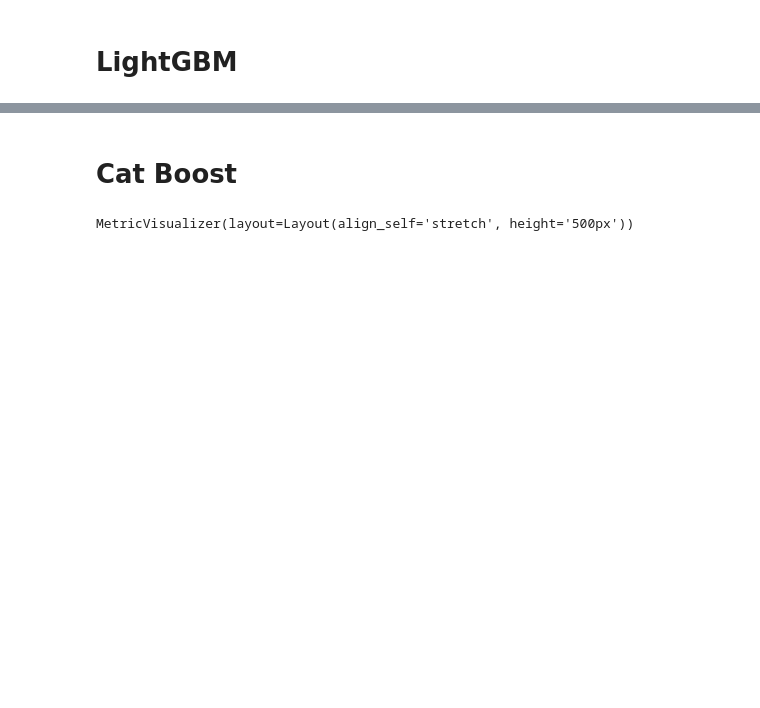
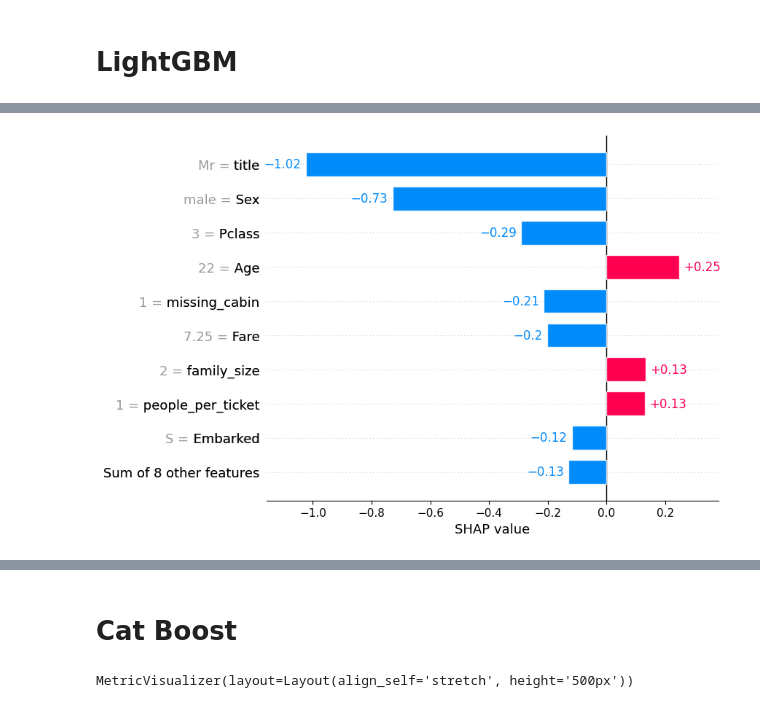
Before and after one commit to VladGnatiuk/projector_ml6, a Jupyter notebook: _vg/homeworks/homework 10. Prjctr HW10. Feature importance.ipynb, the cells around one changed output, grey strips where cells are left out. Cells and saved outputs as stored; diff of their text form; code cells hidden in the pictures; blank space fills up the shorter version.

```diff
--- a/_vg/homeworks/homework 10. Prjctr HW10. Feature importance.ipynb
+++ b/_vg/homeworks/homework 10. Prjctr HW10. Feature importance.ipynb
@@ -393,0 +349,4 @@ lgbm_test_results2['Survived'].to_csv('lgbm_test_results2.csv', index=True)
+# %%
+shap.plots.bar(shap_values[0])
+# %% [output]
+[figure, added]
```
Also changed, not shown: parts of 19 cells of this notebook.
